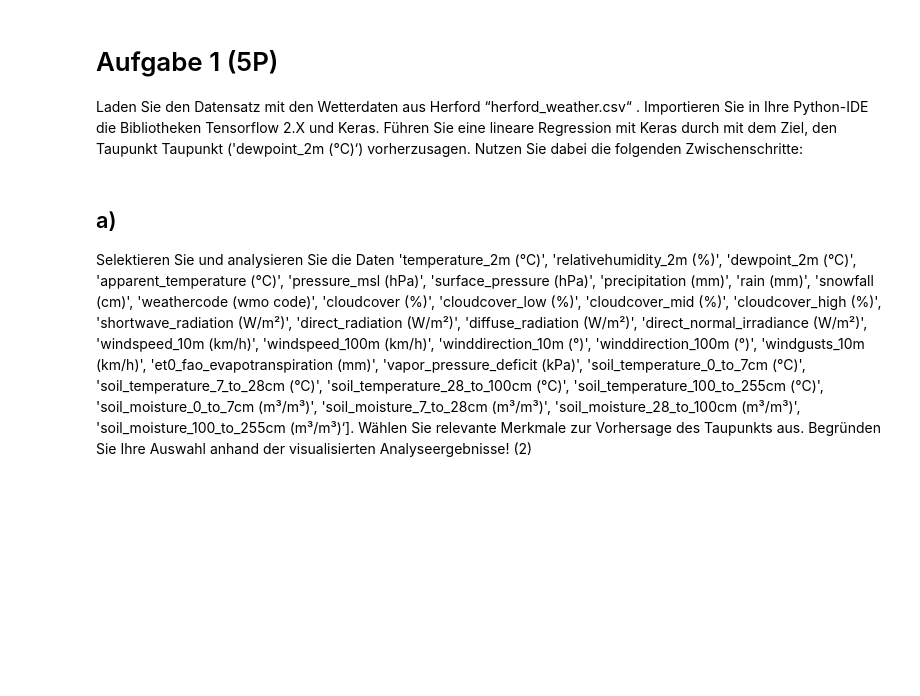
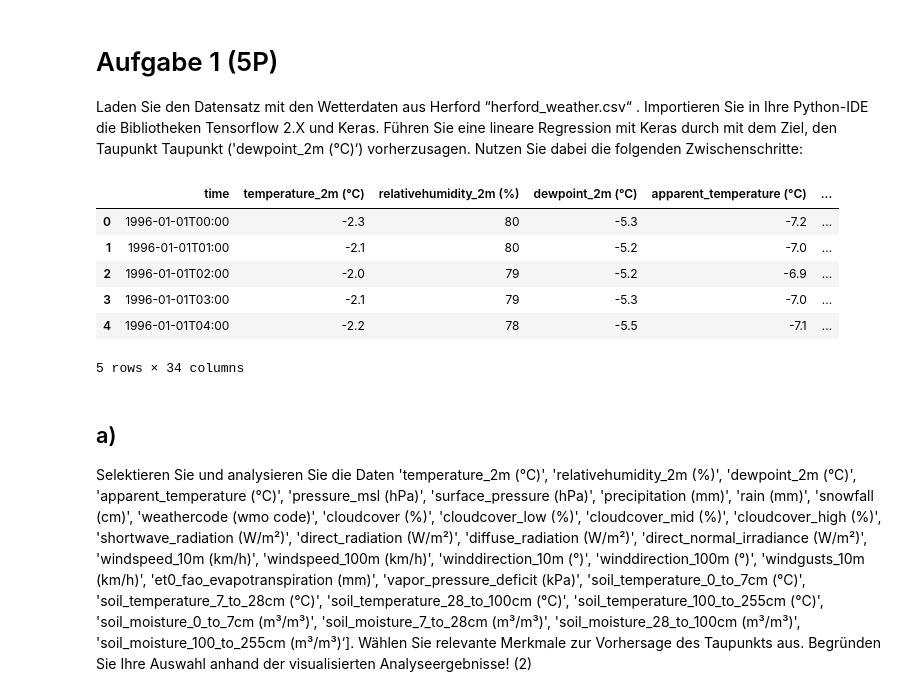
Before and after one commit to MuhammedKrz/DatenanalyseUndMLPraktika, a Jupyter notebook: Blatt 7/Praktikum7.ipynb, the cells around one changed output. Saved outputs shown, nothing was run; the diff lists cells and outputs as text; code cells hidden in the pictures; blank space fills up the shorter version.

```diff
--- a/Blatt 7/Praktikum7.ipynb
+++ b/Blatt 7/Praktikum7.ipynb
@@ -3,6 +3,22 @@
 Laden Sie den Datensatz mit den Wetterdaten aus Herford “herford_weather.csv“ . Importieren Sie in Ihre Python-IDE die Bibliotheken
 Tensorflow 2.X und Keras. Führen Sie eine lineare Regression mit Keras durch mit dem Ziel, den Taupunkt Taupunkt ('dewpoint_2m (°C)‘)
 vorherzusagen. Nutzen Sie dabei die folgenden Zwischenschritte:
+# %%
+import pandas as pd
+import tensorflow as tf
+import keras
+
+# read csv file and parse it to a dataframe
+df = pd.read_csv("herford_weather.csv")
+df.head()
+# %% [output]
+|  | time | temperature_2m (°C) | relativehumidity_2m (%) | dewpoint_2m (°C) | apparent_temperature (°C) | ... |
+| 0 | 1996-01-01T00:00 | -2.3 | 80 | -5.3 | -7.2 | ... |
+| 1 | 1996-01-01T01:00 | -2.1 | 80 | -5.2 | -7.0 | ... |
+| 2 | 1996-01-01T02:00 | -2.0 | 79 | -5.2 | -6.9 | ... |
+| 3 | 1996-01-01T03:00 | -2.1 | 79 | -5.3 | -7.0 | ... |
+| 4 | 1996-01-01T04:00 | -2.2 | 78 | -5.5 | -7.1 | ... |
+5 rows × 34 columns
 # %% [markdown]
 ## a)
 Selektieren Sie und analysieren Sie die Daten 'temperature_2m (°C)', 'relativehumidity_2m (%)', 'dewpoint_2m (°C)',
```
Also changed, not shown: parts of 3 cells of this notebook.
